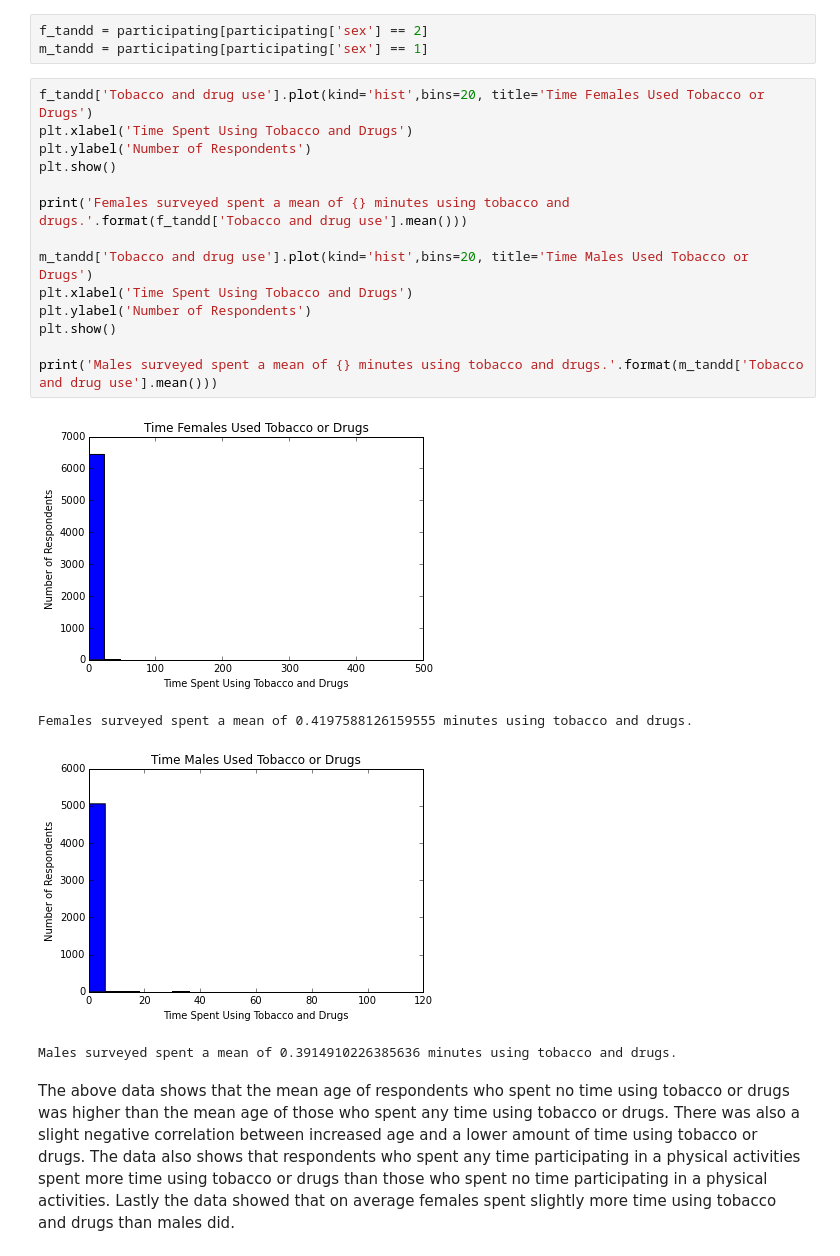
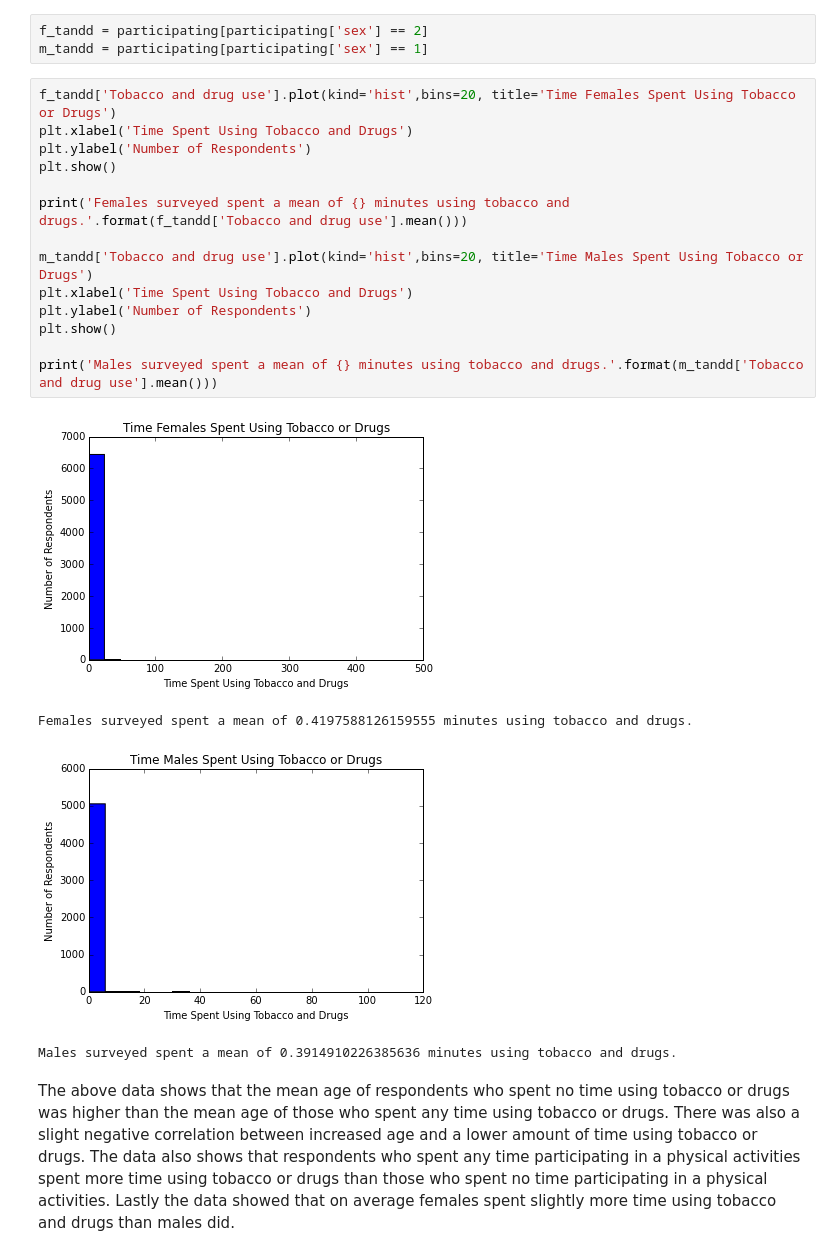
Before and after one commit to TylerKotkin/atus-analysis, a Jupyter notebook: atus_analysis.ipynb, the cells around one changed output. Cells and saved outputs as stored; diff of their text form.

```diff
--- a/atus_analysis.ipynb
+++ b/atus_analysis.ipynb
@@ -269,23 +269,23 @@ plt.show()
 f_tandd = participating[participating['sex'] == 2]
 m_tandd = participating[participating['sex'] == 1]
 # %%
-f_tandd['Tobacco and drug use'].plot(kind='hist',bins=20, title='Time Females Used Tobacco or Drugs')
+f_tandd['Tobacco and drug use'].plot(kind='hist',bins=20, title='Time Females Spent Using Tobacco or Drugs')
 plt.xlabel('Time Spent Using Tobacco and Drugs')
 plt.ylabel('Number of Respondents')
 plt.show()
 
 print('Females surveyed spent a mean of {} minutes using tobacco and drugs.'.format(f_tandd['Tobacco and drug use'].mean()))
 
-m_tandd['Tobacco and drug use'].plot(kind='hist',bins=20, title='Time Males Used Tobacco or Drugs')
+m_tandd['Tobacco and drug use'].plot(kind='hist',bins=20, title='Time Males Spent Using Tobacco or Drugs')
 plt.xlabel('Time Spent Using Tobacco and Drugs')
 plt.ylabel('Number of Respondents')
 plt.show()
 
 print('Males surveyed spent a mean of {} minutes using tobacco and drugs.'.format(m_tandd['Tobacco and drug use'].mean()))
 # %% [output]
-[figure, old version]
+[figure, new version]
 Females surveyed spent a mean of 0.4197588126159555 minutes using tobacco and drugs.
-[figure, old version]
+[figure, new version]
 Males surveyed spent a mean of 0.3914910226385636 minutes using tobacco and drugs.
 # %% [markdown]
 The above data shows that the mean age of respondents who spent no time using tobacco or drugs was higher than the mean age of those who spent any time using tobacco or drugs. There was also a slight negative correlation between increased age and a lower amount of time using tobacco or drugs. The data also shows that respondents who spent any time participating in a physical activities spent more time using tobacco or drugs than those who spent no time participating in a physical activities. Lastly the data showed that on average females spent slightly more time using tobacco and drugs than males did.
```
Also changed, not shown: parts of 4 cells of this notebook.
